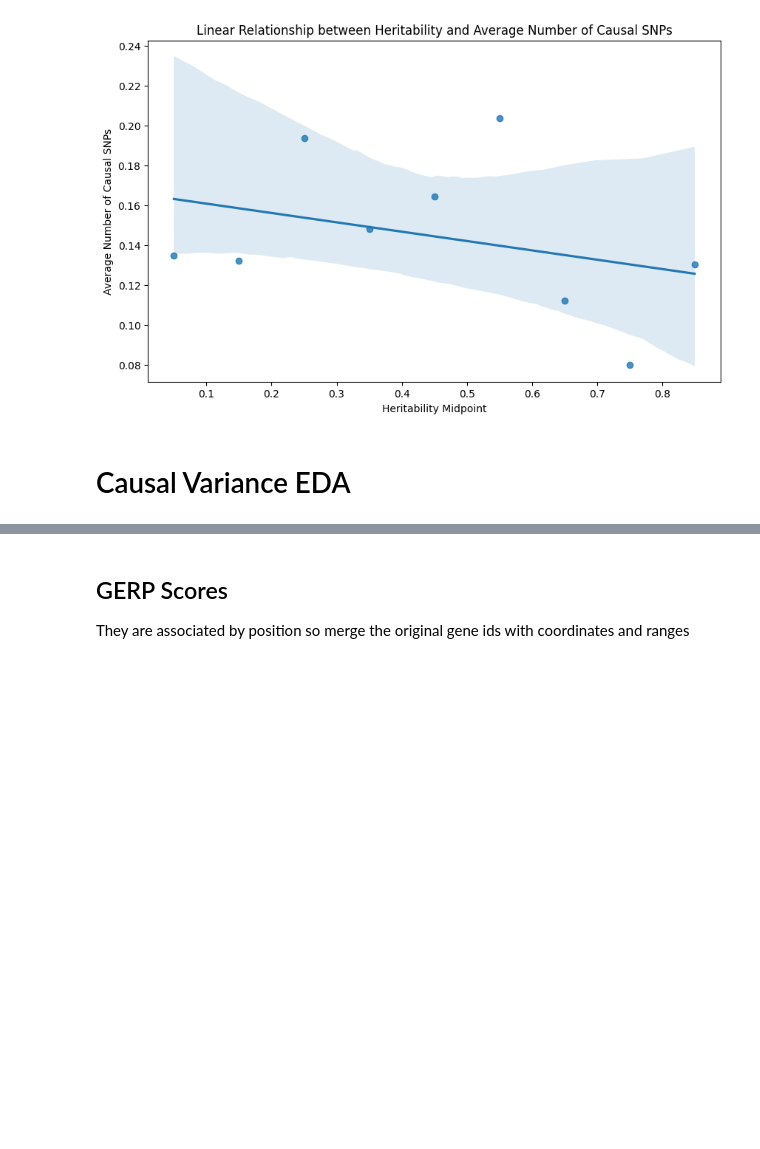
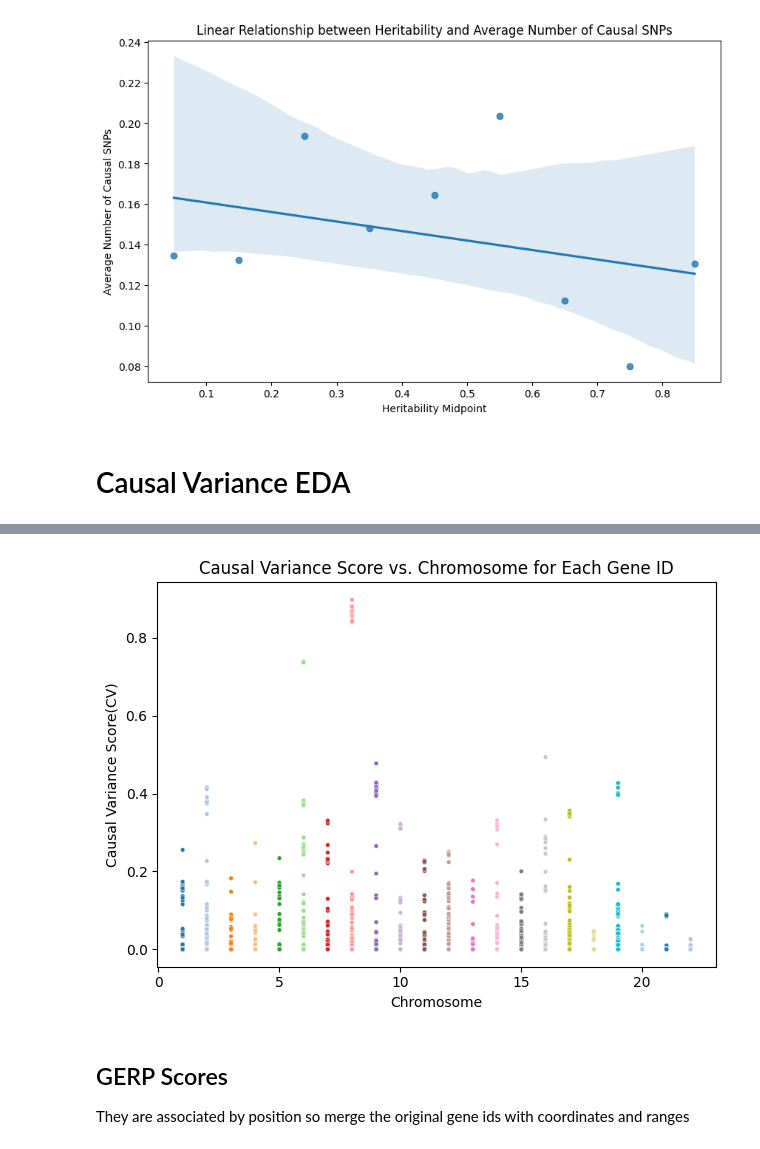
Before and after one commit to AntonBeliakovUCSD/Capstone, a Jupyter notebook: src/EDA and Visualization + GERP.ipynb, the cells around one changed output, grey strips where cells are left out. Cells and saved outputs as stored; diff of their text form; code cells hidden in the pictures; blank space fills up the shorter version.

```diff
--- a/src/EDA and Visualization + GERP.ipynb
+++ b/src/EDA and Visualization + GERP.ipynb
@@ -101,3 +109,13 @@ plt.show()
+# %%
+sns.scatterplot(data=df, x='Chr', y='CV', hue='Chr', palette='tab20', s=10, legend=False)
+plt.xticks(rotation=0) # Sets the rotation of the chromosome labels
+plt.title('Causal Variance Score vs. Chromosome for Each Gene ID')
+plt.xlabel('Chromosome')
+plt.ylabel('Causal Variance Score(CV)')
+plt.tight_layout()
+plt.show()
+# %% [output]
+[figure, added]
 # %% [markdown]
 ## GERP Scores
 
```
Also changed, not shown: parts of 18 cells of this notebook, 3 other files.
